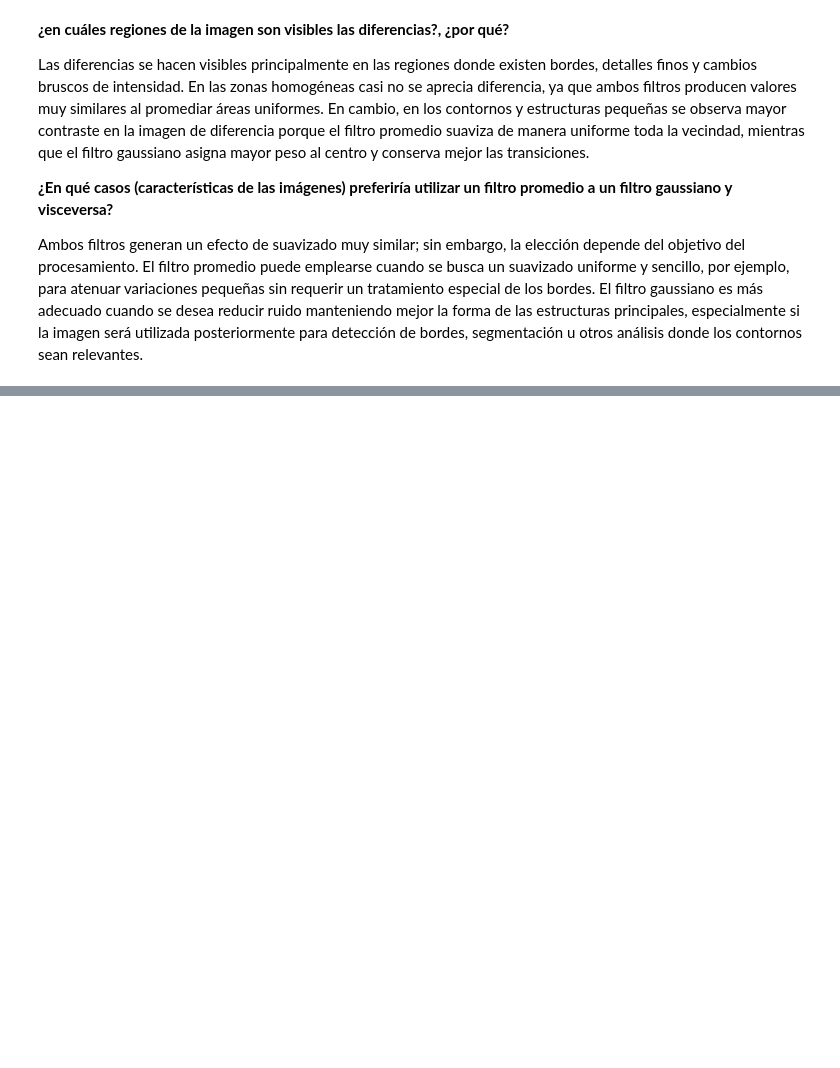
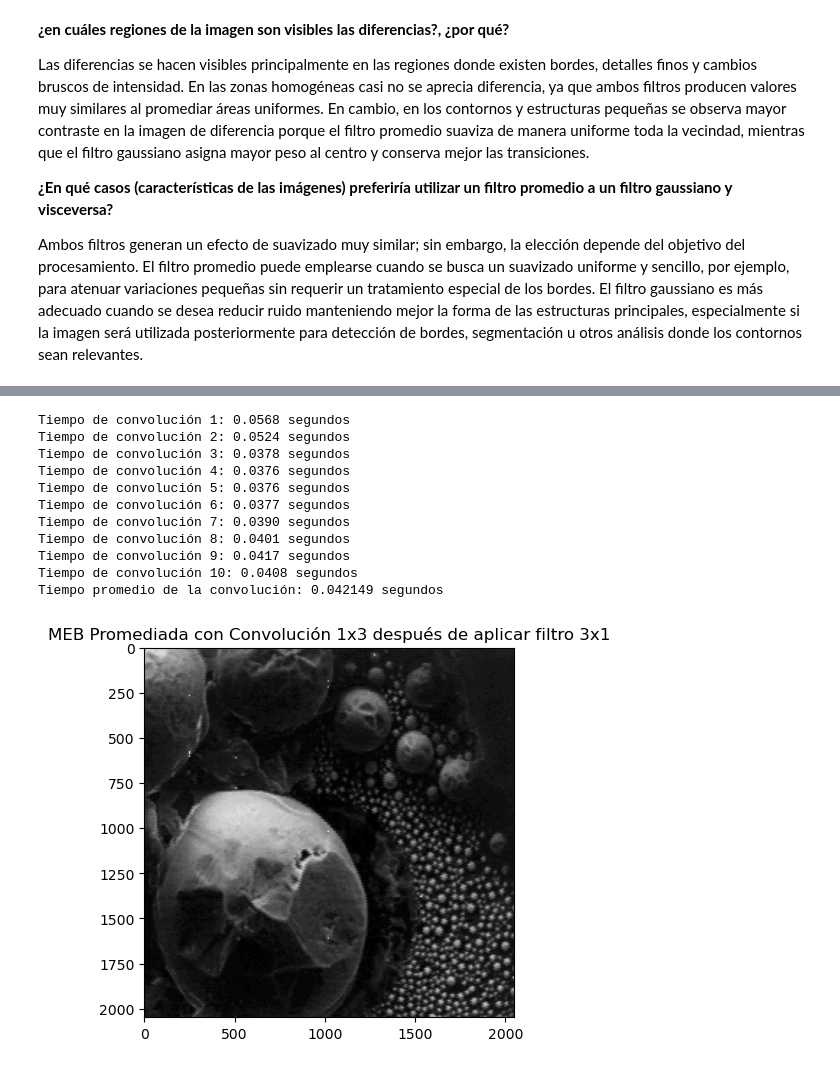
Before and after one commit to ImagenesYVision/Taller5, a Jupyter notebook: Taller5.ipynb, the cells around one changed output, grey strips where cells are left out. Saved outputs shown, nothing was run; the diff lists cells and outputs as text; code cells hidden in the pictures; blank space fills up the shorter version.

```diff
--- a/Taller5.ipynb
+++ b/Taller5.ipynb
@@ -221,0 +264,31 @@ Ambos filtros generan un efecto de suavizado muy similar; sin embargo, la elecci
+# %%
+meb_intermedia = mean(meb_r, footprint_rectangle((3, 1)))
+
+kernel_1x3 = np.array([[1/3, 1/3, 1/3]])
+
+tiempos2 = []
+
+for i in range(10):
+    start = time.time()
+    res2 = convolve(meb_intermedia, kernel_1x3, mode='constant', cval=0)
+    end = time.time()
+    tiempos2.append(end - start)
+    print(f"Tiempo de convolución {i+1}: {tiempos2[-1]:.4f} segundos")
+
+print(f"Tiempo promedio de la convolución: {np.mean(tiempos2):.6f} segundos")
+plt.imshow(res2, cmap='gray', vmin=0, vmax=255)
+plt.title('MEB Promediada con Convolución 1x3 después de aplicar filtro 3x1')
+plt.show()
+# %% [output]
+Tiempo de convolución 1: 0.0568 segundos
+Tiempo de convolución 2: 0.0524 segundos
+Tiempo de convolución 3: 0.0378 segundos
+Tiempo de convolución 4: 0.0376 segundos
+Tiempo de convolución 5: 0.0376 segundos
+Tiempo de convolución 6: 0.0377 segundos
+Tiempo de convolución 7: 0.0390 segundos
+Tiempo de convolución 8: 0.0401 segundos
+Tiempo de convolución 9: 0.0417 segundos
+Tiempo de convolución 10: 0.0408 segundos
+Tiempo promedio de la convolución: 0.042149 segundos
+[figure, added]
```
Also changed, not shown: parts of 16 cells of this notebook.
